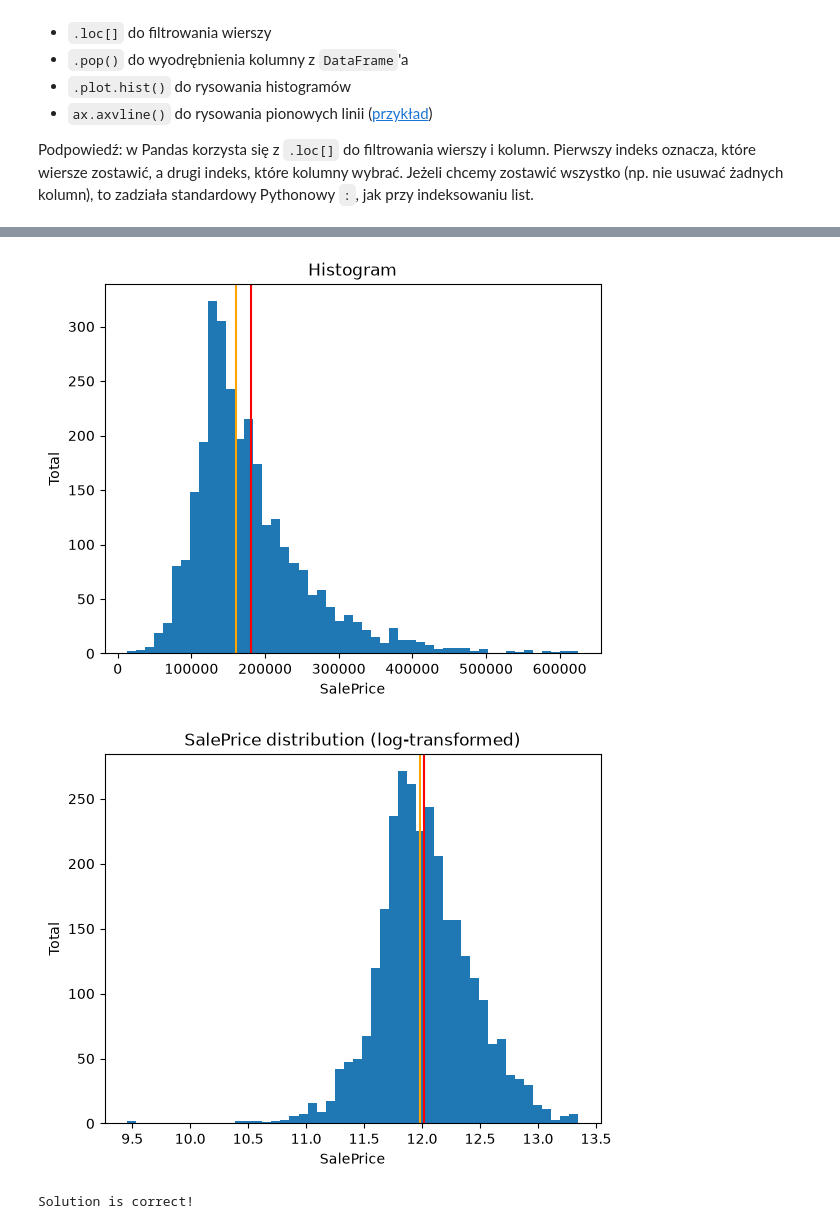
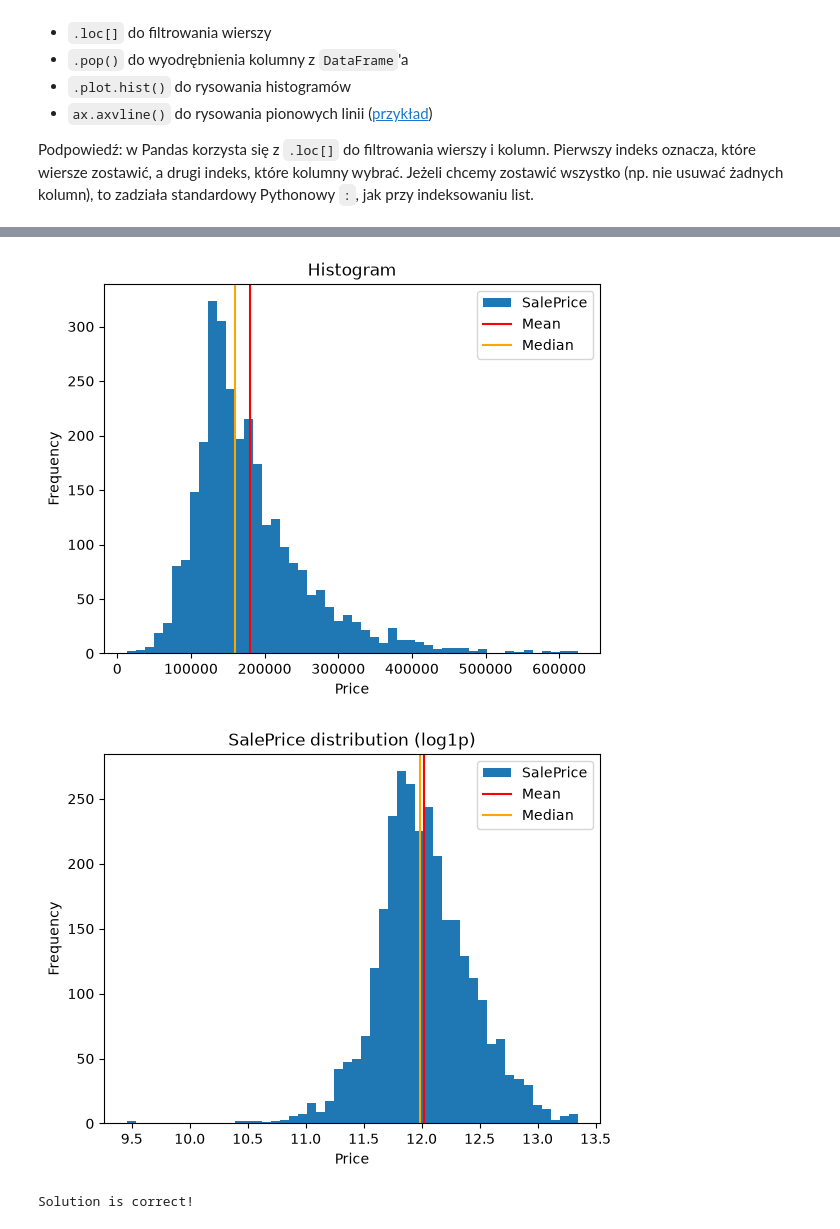
Before and after one commit to turek-jakub/podstawy-sztucznej-inteligencji, a Jupyter notebook: lab1/lab_1.ipynb, the cells around one changed output, grey strips where cells are left out. Drawn from its saved outputs; the diff is of its cells as text; code cells hidden in the pictures.

```diff
--- a/lab1/lab_1.ipynb
+++ b/lab1/lab_1.ipynb
@@ -245,26 +244,27 @@ Podpowiedź: w Pandas korzysta się z `.loc[]` do filtrowania wierszy i kolumn.
 # %%
 # remove outliers
 df = df[df.GrLivArea < 4000]
 df.plot.scatter(title="House area vs price", x="GrLivArea", y="SalePrice")
 plt.show()
 
 def plot_distribution(values: pd.Series, title: str, bins: int = 50) -> None:
-    ax = values.plot.hist(title=title, bins=bins, xlabel="SalePrice", ylabel="Total")
+    ax = values.plot.hist(title=title, bins=bins, xlabel="Price")
     ax.axvline(values.mean(), color="red", label="Mean")
     ax.axvline(values.median(), color="orange", label="Median")
+    plt.legend()
     plt.show()
 
 
 # plot distributions and apply log transform
 areaSeries = df['SalePrice']
 plot_distribution(areaSeries, "Histogram")
 
 y = np.log1p(df.pop("SalePrice"))
 plot_distribution(y, "SalePrice distribution (log1p)")
 # %% [output]
 [figure]
-[figure, old version]
+[figure, new version]
-[figure, old version]
+[figure, new version]
 # %%
 assert df["GrLivArea"].max() <= 4000
 assert len(df) == 2922
```
Also changed, not shown: parts of 42 cells of this notebook.
